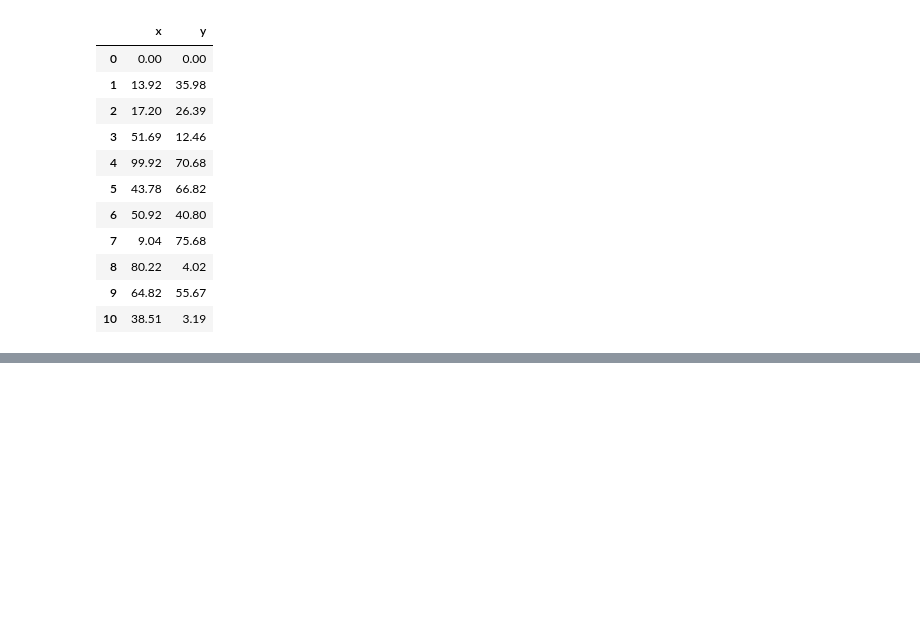
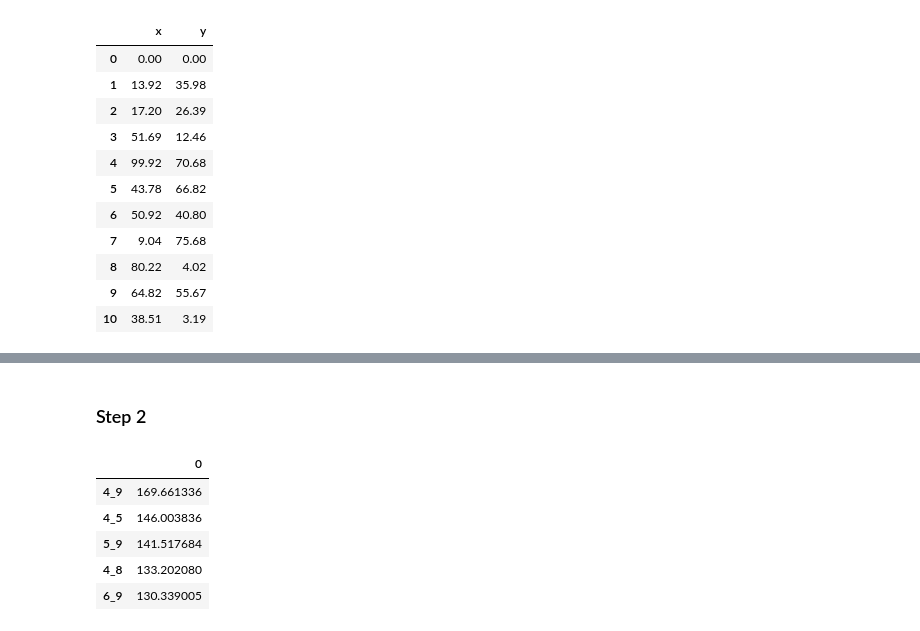
Before and after one commit to xmnlab/notebooks, a Jupyter notebook: linear_programming/Clarke-and-Wright.ipynb, the cells around one changed output, grey strips where cells are left out. Saved outputs shown, nothing was run; the diff lists cells and outputs as text; code cells hidden in the pictures; blank space fills up the shorter version.

```diff
--- a/linear_programming/Clarke-and-Wright.ipynb
+++ b/linear_programming/Clarke-and-Wright.ipynb
@@ -208,0 +221,31 @@ step #6
+# %%
+'''
+# gain
+
+$g_{ij} = D_{di} + D_{dj} - D_{ij}$
+
+'''
+n = df.shape[0]
+df_gain = pd.DataFrame({
+    '%s_%s' % ((i, j) if i < j else (j, i)):
+        [df_distance.iloc[0, i] +
+         df_distance.iloc[0, j] -
+         df_distance.iloc[i, j]]
+        for i in df.index[1:] for j in range(i,n)
+        if not i == j
+}).T
+# %% [markdown]
+### Step 2
+# %%
+df_gain.sort_values(by=[0], ascending=[False], inplace=True)
+
+assert df_gain.shape[0] == (df.shape[0]-1)*(df.shape[0]-2)/2
+
+df_gain.head()
+# %% [output]
+|  | 0 |
+| 4_9 | 169.661336 |
+| 4_5 | 146.003836 |
+| 5_9 | 141.517684 |
+| 4_8 | 133.202080 |
+| 6_9 | 130.339005 |
```
Also changed, not shown: parts of 18 cells of this notebook, 2 other files.
